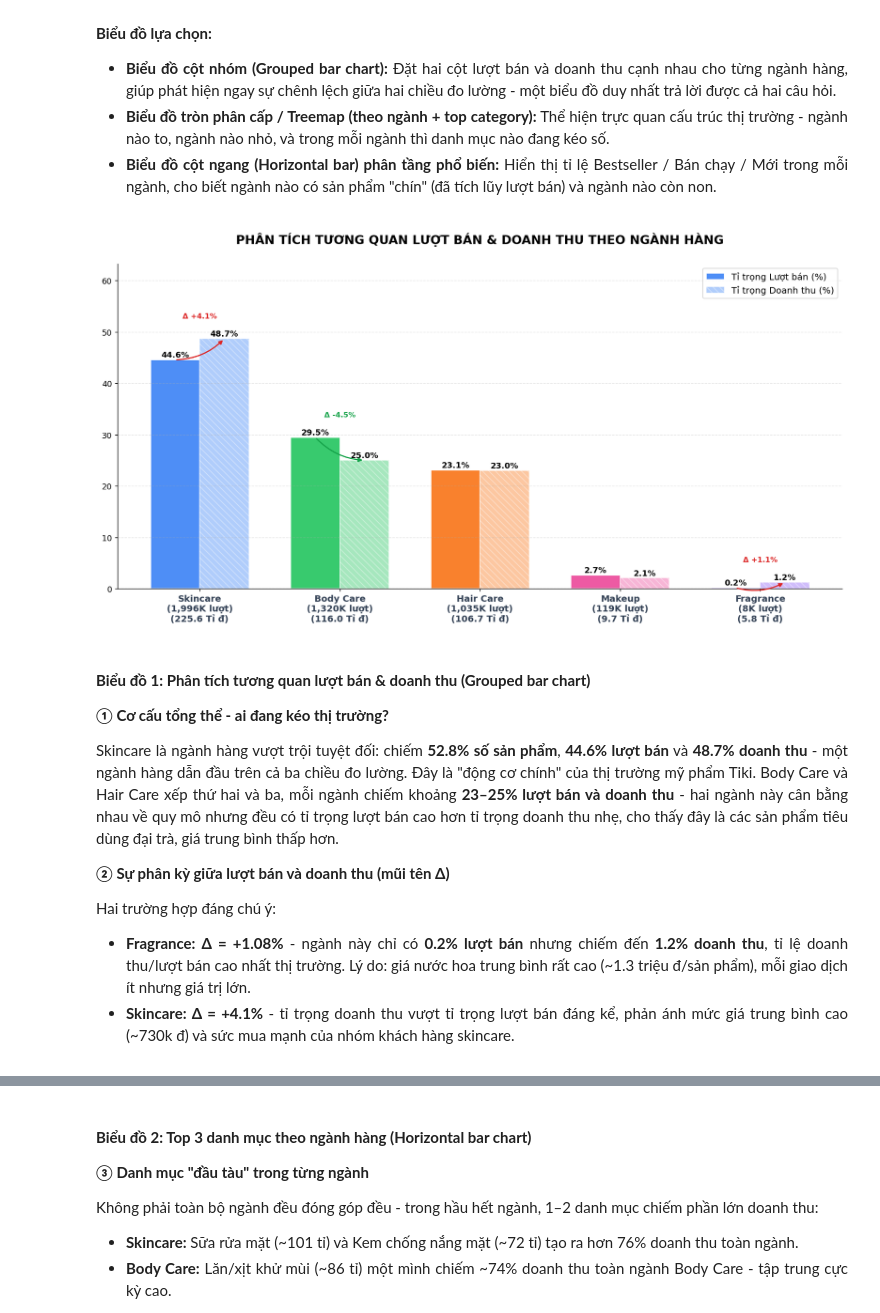
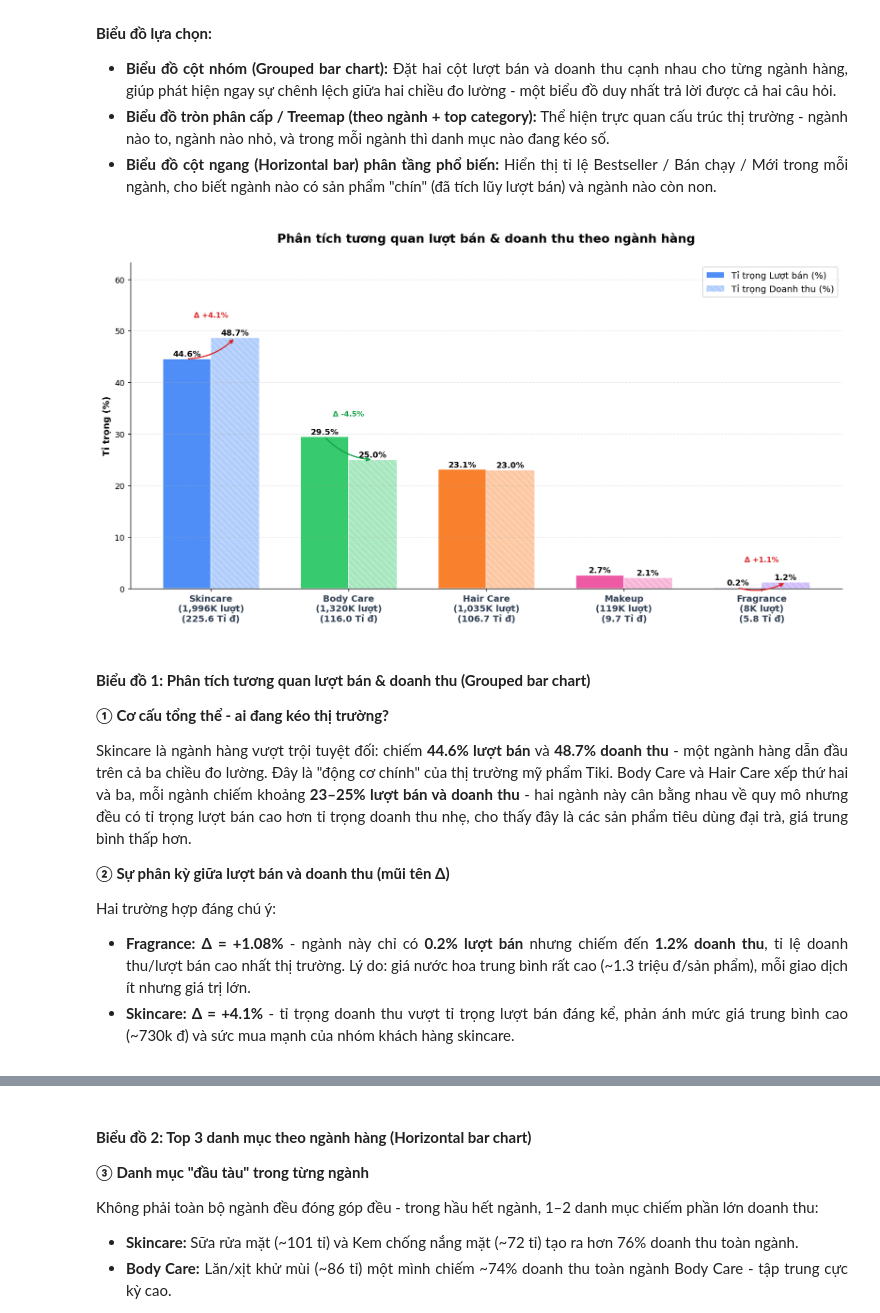
Before and after one commit to TrucHang676/TQH-LAB010-N5, a Jupyter notebook: notebooks/DataVisualization _ 23120201.ipynb, the cells around one changed output, grey strips where cells are left out. Saved outputs shown, nothing was run; the diff lists cells and outputs as text; code cells hidden in the pictures.

Commit message:
add some components to charts

```diff
--- a/notebooks/DataVisualization _ 23120201.ipynb
+++ b/notebooks/DataVisualization _ 23120201.ipynb
@@ -404,35 +402,36 @@ rev_bars  = ax.bar(x + w/2, grp['rev_share'], width=w, label='Tỉ trọng Doanh
 
 # Nhãn giá trị trên cột
 for i, row in grp.iterrows():
     # Nhãn % trên đầu
     ax.text(i - w/2, row['sold_share'] + 0.5, f"{row['sold_share']:.1f}%", ha='center', fontsize=10, fontweight='bold')
     ax.text(i + w/2, row['rev_share'] + 0.5, f"{row['rev_share']:.1f}%", ha='center', fontsize=10, fontweight='bold')
 
     # Mũi tên Delta (Chỉ vẽ nếu chênh lệch đáng kể)
     diff = row['rev_share'] - row['sold_share']
     if abs(diff) > 1:
         color_d = '#DC2626' if diff > 0 else '#16A34A'
 
         ax.annotate('', xy=(i + w/2, row['rev_share']), xytext=(i - w/2, row['sold_share']),
                          arrowprops=dict(arrowstyle='-|>', color=color_d, lw=1.5, connectionstyle="arc3,rad=.2"))
         ax.text(i, max(row['sold_share'], row['rev_share']) + 4, f"Δ {diff:+.1f}%",
                      ha='center', color=color_d, fontsize=9, fontweight='bold', bbox=dict(facecolor='white', alpha=0.8, edgecolor='none'))
 
 
 ax.set_xticks(x)
 xtick_labels = [f"{t}\n({grp.loc[i, 'total_sold']/1e3:,.0f}K lượt)\n({grp.loc[i, 'total_rev']/1e9:.1f} Tỉ đ)"
                 for i, t in enumerate(grp['product_type'])]
 ax.set_xticklabels(xtick_labels, fontsize=11, fontweight='bold', color='#334155')
 
-ax.set_title('PHÂN TÍCH TƯƠNG QUAN LƯỢT BÁN & DOANH THU THEO NGÀNH HÀNG', fontsize=15, fontweight='bold', pad=25)
+ax.set_ylabel('Tỉ trọng (%)', fontsize=11, fontweight='bold')
+ax.set_title('Phân tích tương quan lượt bán & doanh thu theo ngành hàng', fontsize=15, fontweight='bold', pad=25)
 ax.set_ylim(0, max(grp['sold_share'].max(), grp['rev_share'].max()) * 1.3)
 ax.legend(loc='upper right', fontsize=11, frameon=True)
 ax.grid(axis='y', linestyle='--', alpha=0.3)
 
 plt.tight_layout()
 plt.show()
 # %% [output]
-[figure, old version]
+[figure, new version]
 # %% [markdown]
 #### **Biểu đồ 1: Phân tích tương quan lượt bán & doanh thu (Grouped bar chart)**
 
@@ -440,7 +439,7 @@ plt.show()
 
 **① Cơ cấu tổng thể - ai đang kéo thị trường?**
 
-Skincare là ngành hàng vượt trội tuyệt đối: chiếm **52.8% số sản phẩm**, **44.6% lượt bán** và **48.7% doanh thu** - một ngành hàng dẫn đầu trên cả ba chiều đo lường. Đây là "động cơ chính" của thị trường mỹ phẩm Tiki.
+Skincare là ngành hàng vượt trội tuyệt đối: chiếm **44.6% lượt bán** và **48.7% doanh thu** - một ngành hàng dẫn đầu trên cả ba chiều đo lường. Đây là "động cơ chính" của thị trường mỹ phẩm Tiki.
 Body Care và Hair Care xếp thứ hai và ba, mỗi ngành chiếm khoảng **23–25% lượt bán và doanh thu** - hai ngành này cân bằng nhau về quy mô nhưng đều có tỉ trọng lượt bán cao hơn tỉ trọng doanh thu nhẹ, cho thấy đây là các sản phẩm tiêu dùng đại trà, giá trung bình thấp hơn.
 
 **② Sự phân kỳ giữa lượt bán và doanh thu (mũi tên Δ)**
```
Also changed, not shown: parts of 7 cells of this notebook.
